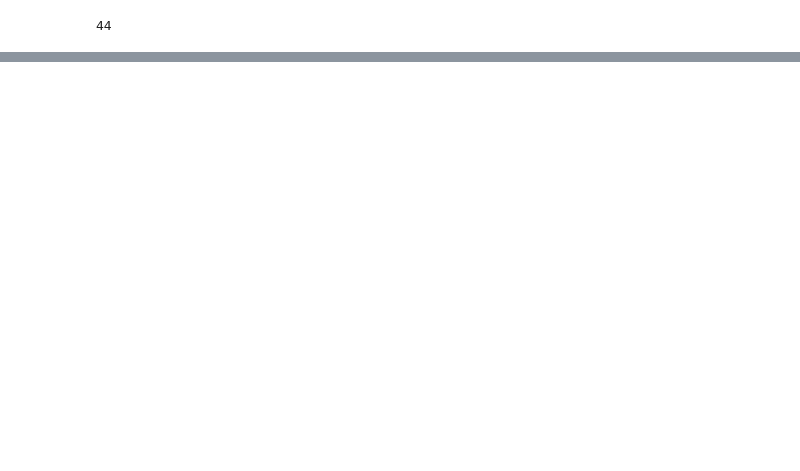
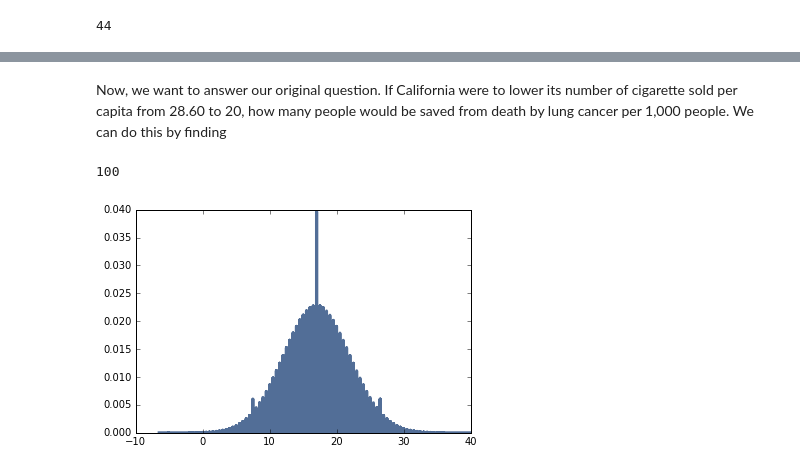
Before and after one commit to NathanYee/ThinkBayes2, a Jupyter notebook: code/report04.ipynb, the cells around one changed output, grey strips where cells are left out. Saved outputs shown, nothing was run; the diff lists cells and outputs as text; code cells hidden in the pictures; blank space fills up the shorter version.

```diff
--- a/code/report04.ipynb
+++ b/code/report04.ipynb
@@ -540,0 +475,2 @@ plt.show()
+# %% [markdown]
+Now, we want to answer our original question. If California were to lower its number of cigarette sold per capita from 28.60 to 20, how many people would be saved from death by lung cancer per 1,000 people. We can do this by finding
@@ -540,0 +493,8 @@ plt.show()
+# %%
+cigs20 = MakeLungsPmf(LeastSquaresHypos, 20)
+# %% [output]
+100
+# %%
+thinkplot.Pmf(cigs200)
+# %% [output]
+[figure, added]
```
Also changed, not shown: parts of 18 cells of this notebook, 2 other files.
